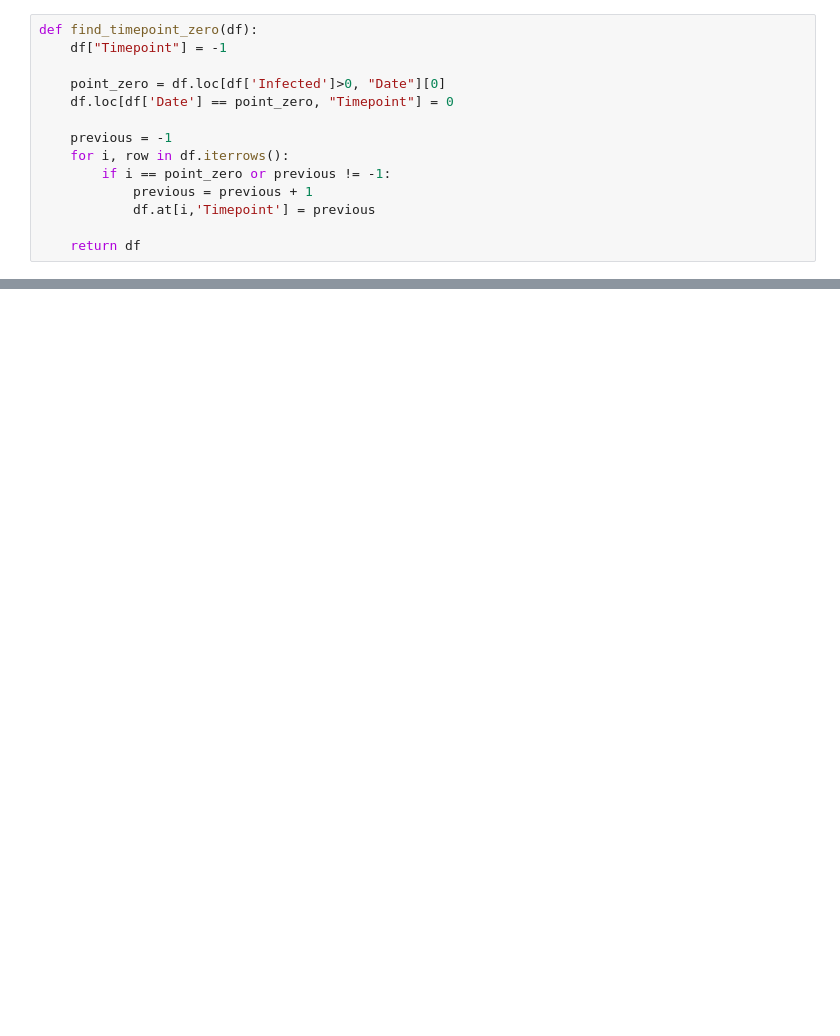
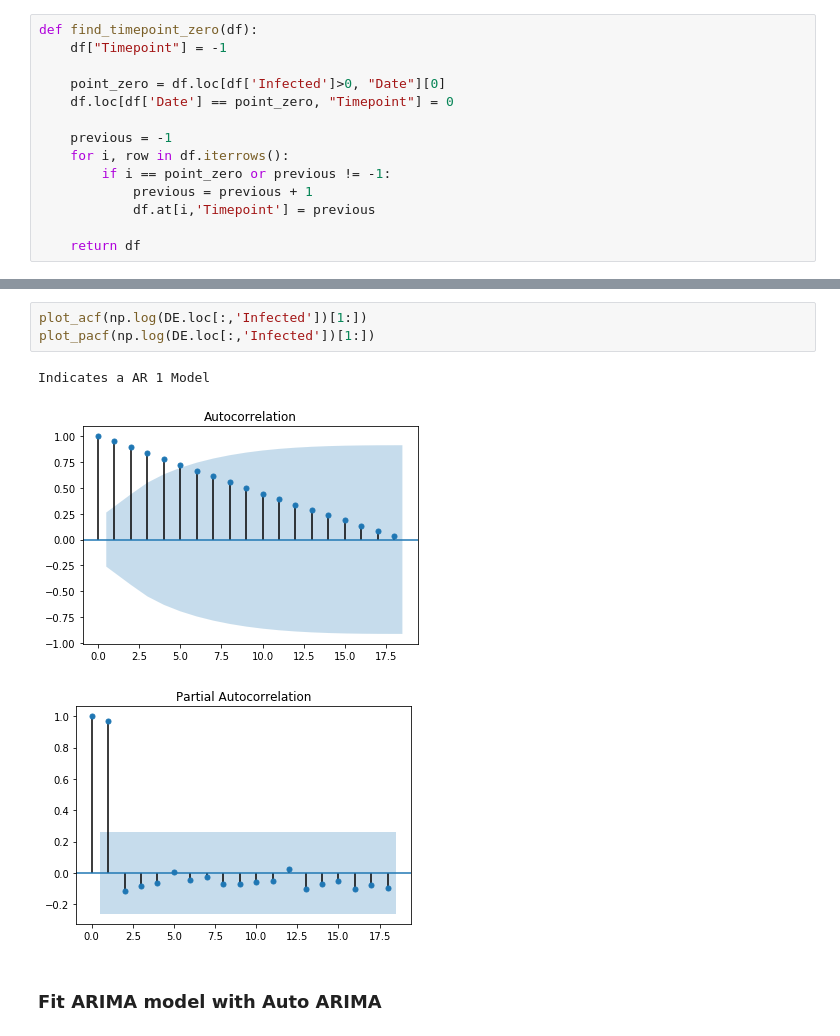
Before and after one commit to matthiasboeker/Covid_19_Forecast, a Jupyter notebook: Notebooks/ARIMA_Approach.ipynb, the cells around one changed output, grey strips where cells are left out. Cells and saved outputs as stored; diff of their text form; blank space fills up the shorter version.

Commit message:
Arima Model

```diff
--- a/Notebooks/ARIMA_Approach.ipynb
+++ b/Notebooks/ARIMA_Approach.ipynb
@@ -54,3 +70,12 @@ AdFuller: 0.18759193606262908
 KPSS: 0.1
+# %%
+plot_acf(np.log(DE.loc[:,'Infected'])[1:])
+plot_pacf(np.log(DE.loc[:,'Infected'])[1:])
+# %% [output]
+Indicates a AR 1 Model
+[figure, added]
+[figure, added]
+# %% [markdown]
+### Fit ARIMA model with Auto ARIMA
 # %%
 from pyramid.arima import auto_arima
```
Also changed, not shown: parts of 19 cells of this notebook.
